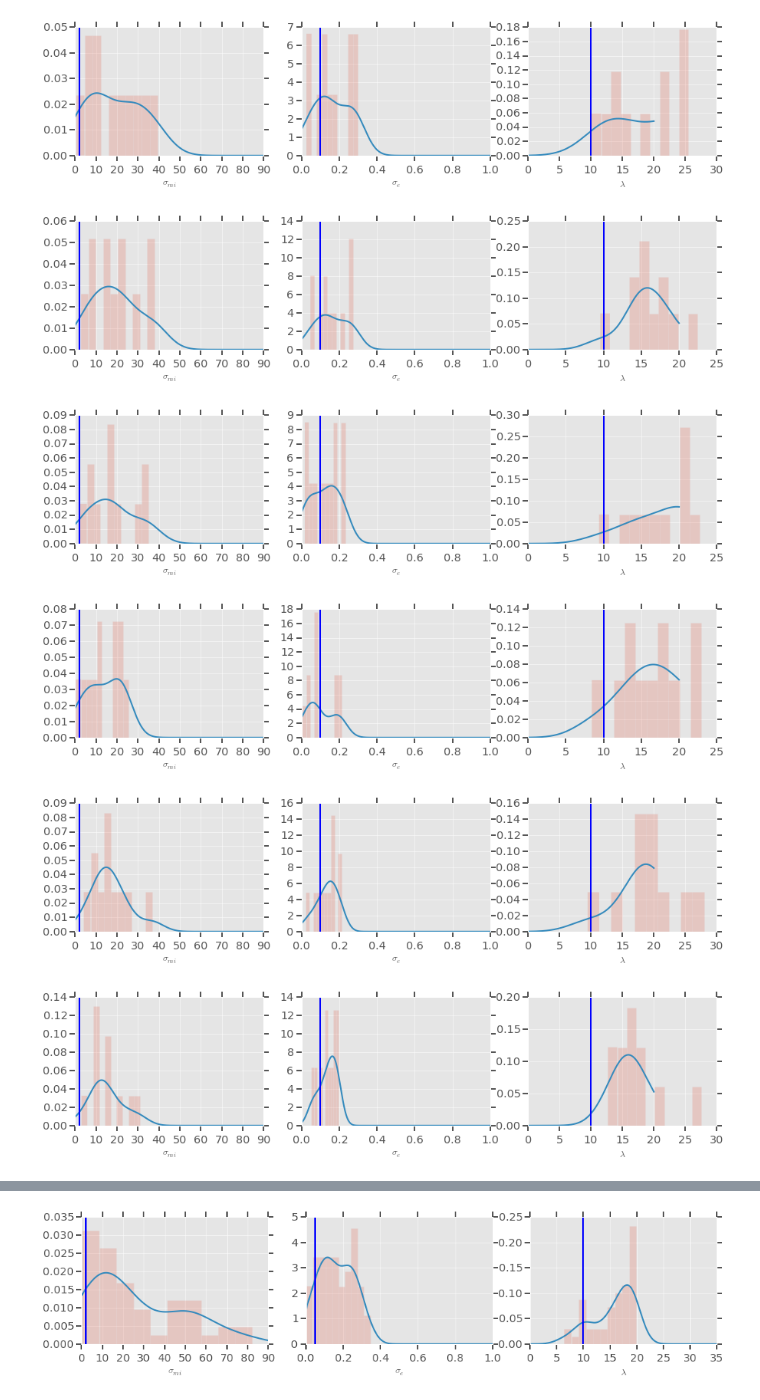
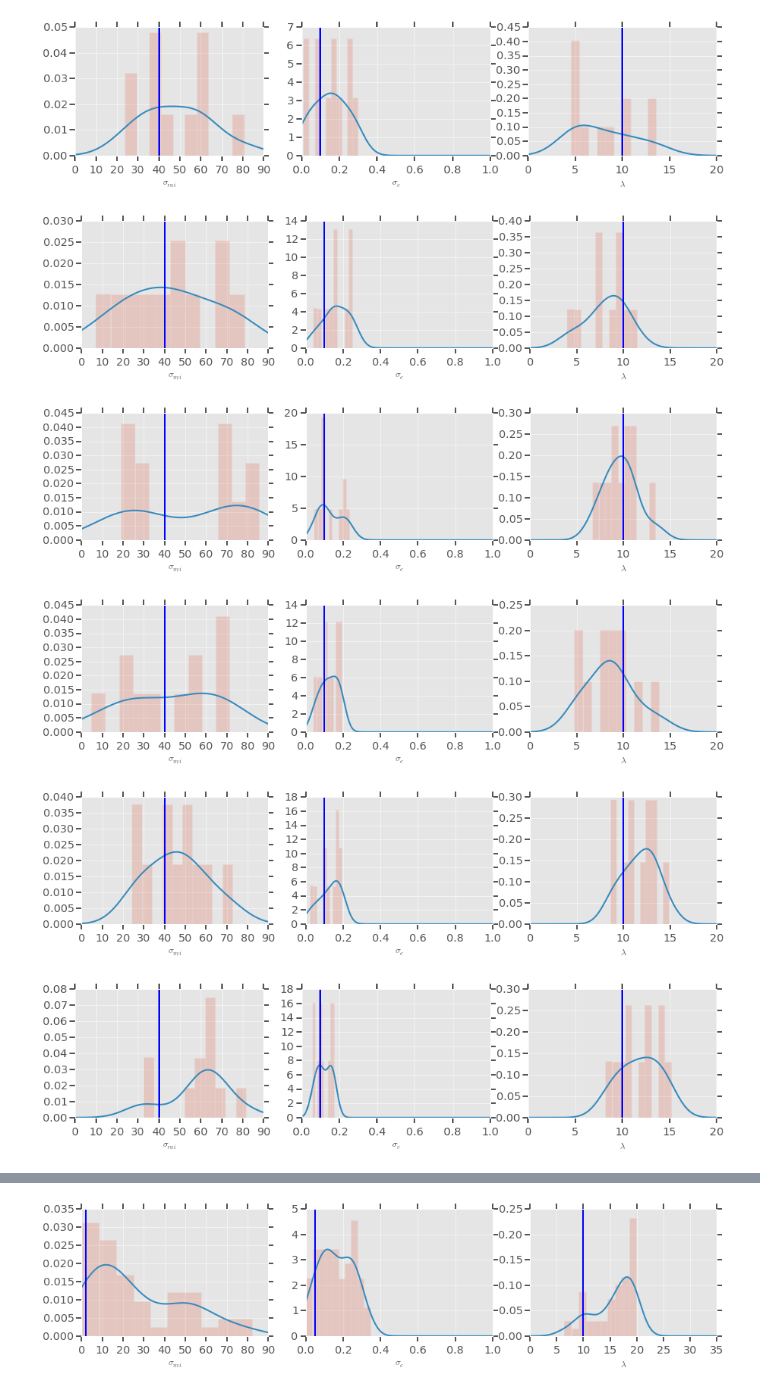
Before and after one commit to rcmorehead/simplanets, a Jupyter notebook: simplanets_demo.ipynb, the cells around one changed output, grey strips where cells are left out. Cells and saved outputs as stored; diff of their text form; code cells hidden in the pictures.

```diff
--- a/simplanets_demo.ipynb
+++ b/simplanets_demo.ipynb
@@ -11,7 +11,7 @@ plt.style.use('ggplot')
 # %%
 np.random.seed(914)
 
-steps = 10
+steps = 5
 eps = 0.25
 min_part = 10
 
@@ -24,7 +24,6 @@ model = simple_model.MyModel(stars)
 #theta = (mututal inclination, eccentricity, planet number)
 
 model.set_prior([stats.uniform(0, 90.0),
-                stats.uniform(0, 1.0),
                 stats.uniform(0,20)])
 
 
@@ -73,5 +72,6 @@ Serial took 1237.13109899s
 # %%
 for P in OT:
+    P[0] = P[0].T
     plt.figure(figsize=(15,3))
     plt.subplot(131)
     ker = stats.gaussian_kde([x[0] for x in P[0]])
@@ -99,6 +99,6 @@ for P in OT:
-[figure, old version]
+[figure, new version]
-[figure, old version]
+[figure, new version]
-[figure, old version]
+[figure, new version]
-[figure, old version]
+[figure, new version]
-[figure, old version]
+[figure, new version]
-[figure, old version]
+[figure, new version]
```
Also changed, not shown: parts of 2 cells of this notebook, 1 other file.
